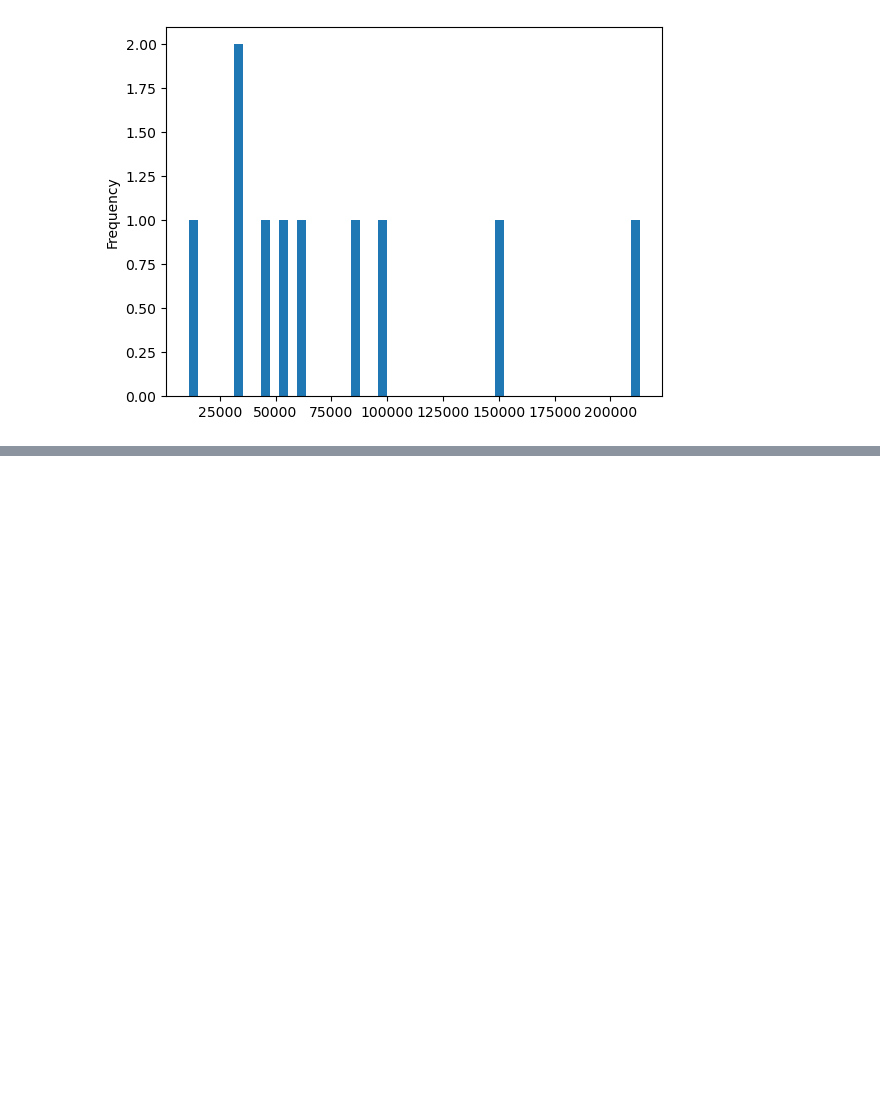
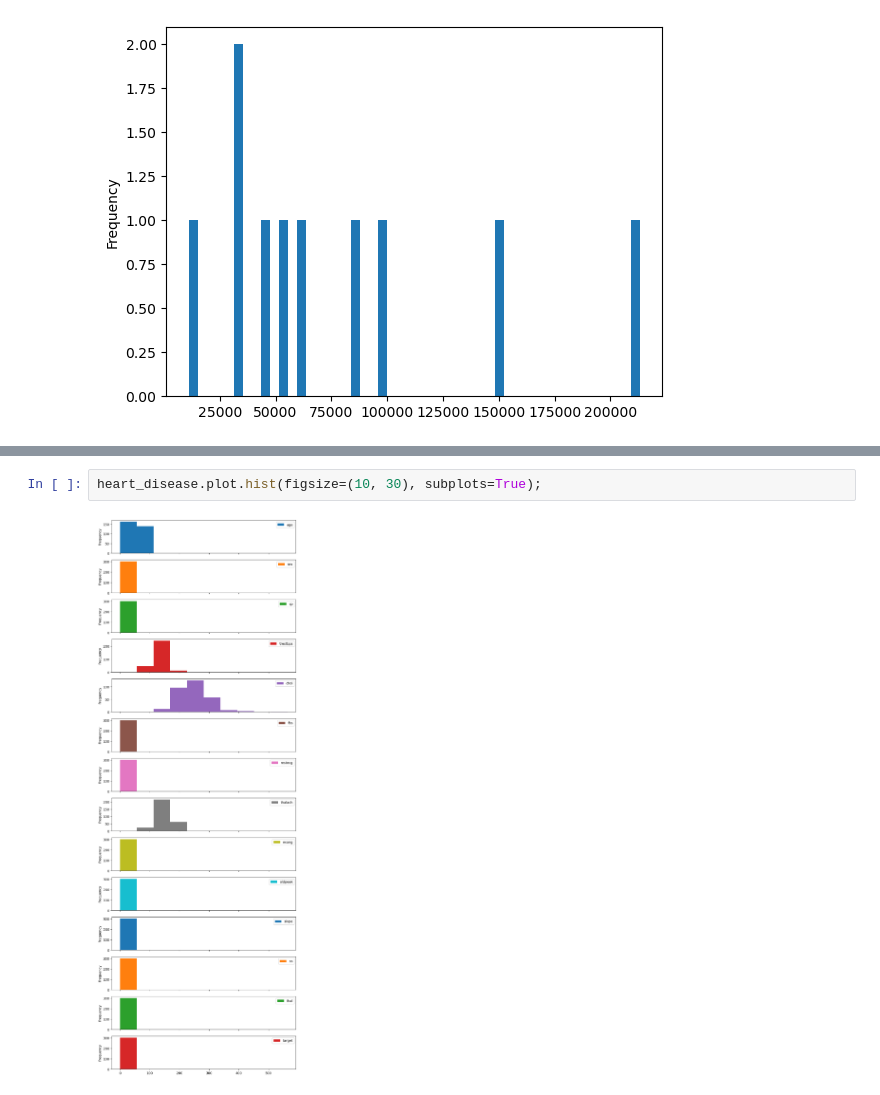
Before and after one commit to pnowak2/learnjs, a Jupyter notebook: libraries/machine learning/complete-machine-learning-bootcamp-udemy/8-matplotlib/introduction-to-matplotlib.ipynb, the cells around one changed output, grey strips where cells are left out. Cells and saved outputs as stored; diff of their text form; blank space fills up the shorter version.

```diff
--- a/libraries/machine learning/complete-machine-learning-bootcamp-udemy/8-matplotlib/introduction-to-matplotlib.ipynb
+++ b/libraries/machine learning/complete-machine-learning-bootcamp-udemy/8-matplotlib/introduction-to-matplotlib.ipynb
@@ -415,0 +441,4 @@ car_sales["Odometer (KM)"].plot.hist(bins=50);
+# %%
+heart_disease.plot.hist(figsize=(10, 30), subplots=True);
+# %% [output]
+[figure, added]
```
Also changed, not shown: parts of 3 cells of this notebook, 1 other file.
